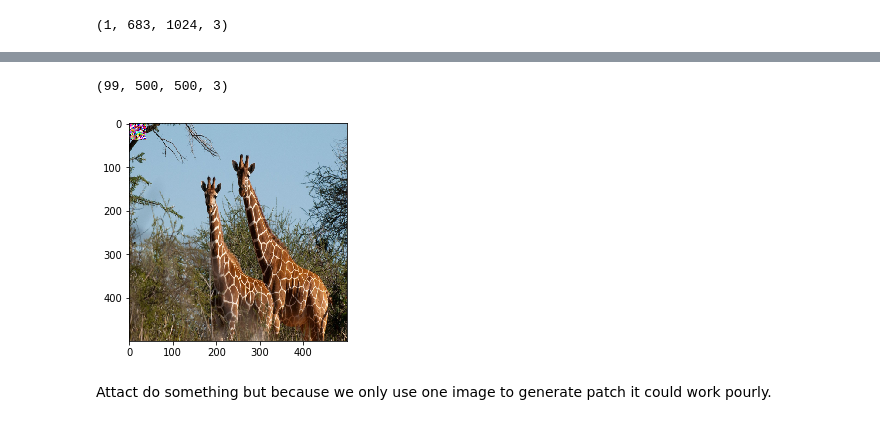
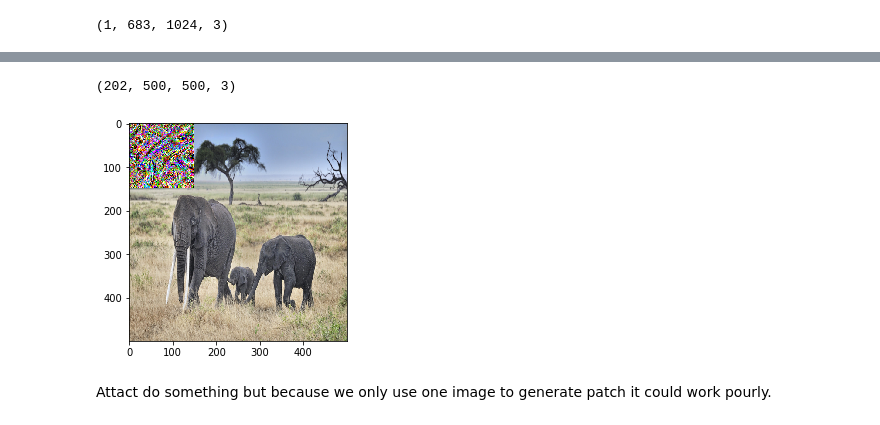
Before and after one commit to sebastiankul-99/ART-AGH, a Jupyter notebook: ObjectDetectionWithArt.ipynb, the cells around one changed output, grey strips where cells are left out. Drawn from its saved outputs; the diff is of its cells as text; code cells hidden in the pictures.

Commit message:
Implementing RobustDPatch attack version3 (unsuccessful)

```diff
--- a/ObjectDetectionWithArt.ipynb
+++ b/ObjectDetectionWithArt.ipynb
@@ -182,6 +164,6 @@ downloaded 99/100 images (t=0.8s)
 # %%
-attackDPatch = art.attacks.evasion.DPatch(art_model, batch_size = 1)
-attackRobustDPatch = art.attacks.evasion.RobustDPatch(art_model, batch_size = 1)
+#attackDPatch = art.attacks.evasion.DPatch(art_model, )
+attackRobustDPatch = art.attacks.evasion.RobustDPatch(art_model, batch_size =1, patch_shape = (150, 150, 3))
 # %%
 def make_images_array(dictionary, width,height):
     images_paths = [f for f in os.listdir(dictionary) if os.path.isfile(os.path.join(dictionary, f))]
@@ -262,11 +243,11 @@ pathed_image = attackRobustDPatch.apply_patch(np.float32(images_array))
 # %%
 print(pathed_image.shape)
 # %% [output]
-(99, 500, 500, 3)
+(202, 500, 500, 3)
 # %%
-image = Image.fromarray((pathed_image[98,:,:,:]).astype(np.uint8))
+image = Image.fromarray((pathed_image[199,:,:,:]).astype(np.uint8))
 plt.imshow(image)
 plt.show()
 # %% [output]
-[figure, old version]
+[figure, new version]
 # %%
```
Also changed, not shown: parts of 21 cells of this notebook, 3 other files.
